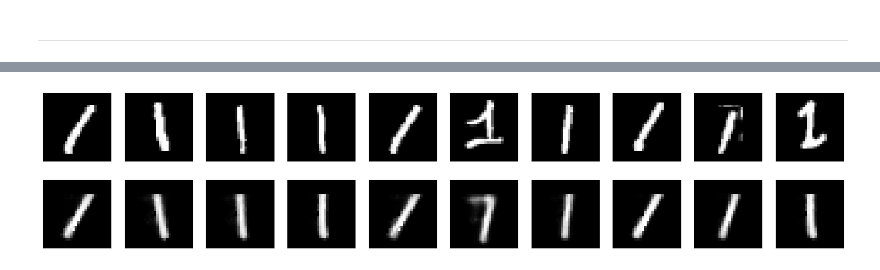
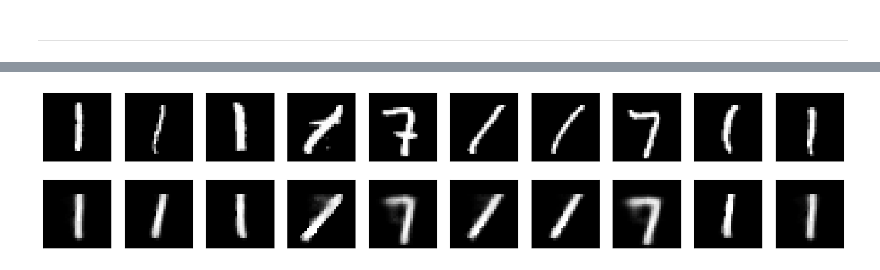
Before and after one commit to mdwl23/vae_study, a Jupyter notebook: note02_01.ipynb, the cells around one changed output, grey strips where cells are left out. Cells and saved outputs as stored; diff of their text form; code cells hidden in the pictures.

```diff
--- a/note02_01.ipynb
+++ b/note02_01.ipynb
@@ -684,8 +707,8 @@ plt.show()
 # %% [markdown]
 ----
 # %%
-# import tensorflow as tf
-# from tensorflow.keras.datasets import mnist
+# モデルのパラメータを初期化する
+K.clear_session()
 
 # データセットの読み込み
 (x_train, _), (x_test, _) = mnist.load_data()
@@ -696,29 +719,21 @@ x_test = x_test.astype('float32') / 255.
 
 # オートエンコーダの定義
 input_img = Input(shape=(original_dim,), name='encoder_input')
-# input_img = tf.keras.layers.Input(shape=(28, 28, 1))
-# x = tf.keras.layers.Flatten()(input_img)
-# x = tf.keras.layers.Dense(512, activation='relu')(x)
 x = tf.keras.layers.Dense(512, activation='relu')(input_img)
 x = tf.keras.layers.Dense(256, activation='relu')(x)
 encoded = tf.keras.layers.Dense(latent_dim, activation='relu')(x)
 x = tf.keras.layers.Dense(256, activation='relu')(encoded)
 x = tf.keras.layers.Dense(512, activation='relu')(x)
-# x = tf.keras.layers.Dense(784, activation='sigmoid')(x)
-# decoded = tf.keras.layers.Reshape((28, 28, 1))(x)
 decoded = Dense(original_dim, activation='sigmoid')(x)
 
 autoencoder = tf.keras.models.Model(input_img, decoded)
 autoencoder.compile(optimizer='adam', loss='mse')
 
 # オートエンコーダの学習
-autoencoder.fit(data_2class_train, data_2class_train,
+autoencoder.fit(data_2class_random, data_2class_random,
                 epochs=10,
                 batch_size=batch_size,
                 shuffle=True,
                 validation_data=(data_2class_test, data_2class_test))
-
-# テストデータでのオートエンコーダの性能評価
-# decoded_imgs = autoencoder.predict(x_test)
 # %% [output]
 Epoch 1/10
@@ -749,11 +764,11 @@ plt.figure(figsize=(20, 4))
 for i in range(n):
     # テストデータを入力し、再構成画像を生成
     # reconstructed_img = autoencoder.predict(x_test[i].reshape(1, 28, 28, 1))
-    reconstructed_img = autoencoder.predict(data_2class_train[i].reshape(1, original_dim))
+    reconstructed_img = autoencoder.predict(data_2class_random[i].reshape(1, original_dim))
 
     # 元の画像を表示
     ax = plt.subplot(2, n, i + 1)
-    plt.imshow(data_2class_train[i].reshape(28, 28))
+    plt.imshow(data_2class_random[i].reshape(28, 28))
     plt.gray()
     ax.get_xaxis().set_visible(False)
     ax.get_yaxis().set_visible(False)
@@ -779 +794 @@ plt.show()
-[figure, old version]
+[figure, new version]
```
Also changed, not shown: parts of 25 cells of this notebook.
